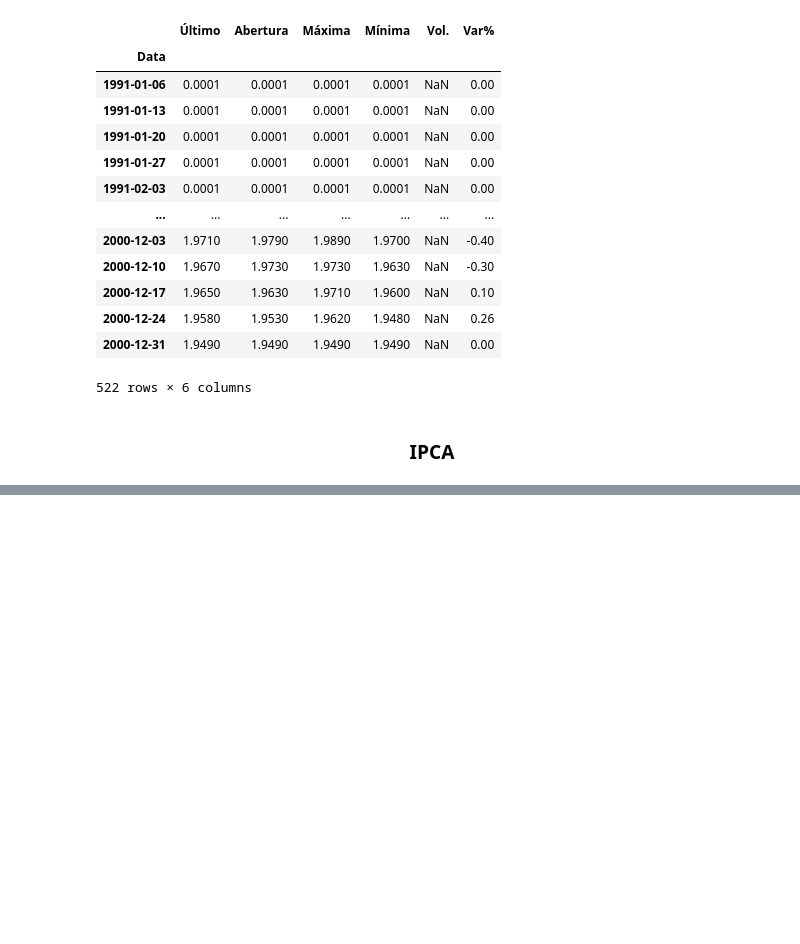
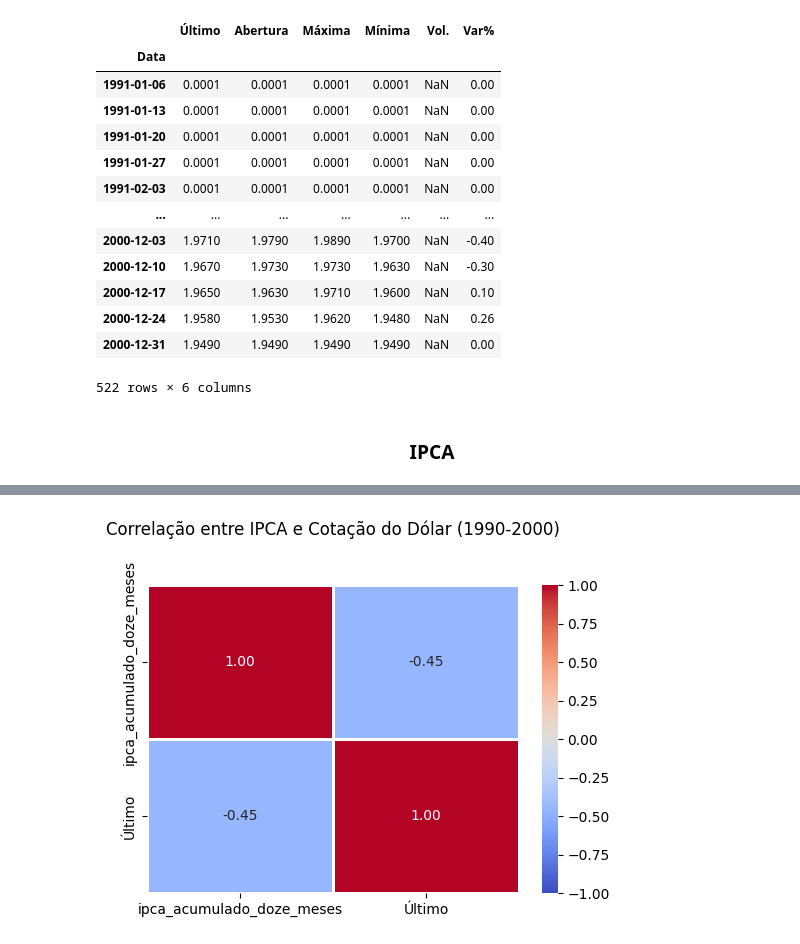
Before and after one commit to gbrlscosta/ipca-seriestemporais, a Jupyter notebook: ipca-dollar.ipynb, the cells around one changed output, grey strips where cells are left out. Cells and saved outputs as stored; diff of their text form; code cells hidden in the pictures; blank space fills up the shorter version.

```diff
--- a/ipca-dollar.ipynb
+++ b/ipca-dollar.ipynb
@@ -359,0 +540,14 @@ fig.show()
+# %%
+import seaborn as sns
+import matplotlib.pyplot as plt
+
+# Calculando a correlação entre o IPCA acumulado (12 meses) e a cotação do dólar
+correlacao = df_combined[["ipca_acumulado_doze_meses", "Último"]].corr()
+
+# Criando um mapa de calor para visualizar a correlação
+plt.figure(figsize=(6, 4))
+sns.heatmap(correlacao, annot=True, cmap="coolwarm", fmt=".2f", linewidths=1, vmin=-1, vmax=1)
+plt.title("Correlação entre IPCA e Cotação do Dólar (1990-2000)\n\n")
+plt.show()
+# %% [output]
+[figure, added]
```
Also changed, not shown: parts of 18 cells of this notebook, 2 other files.
